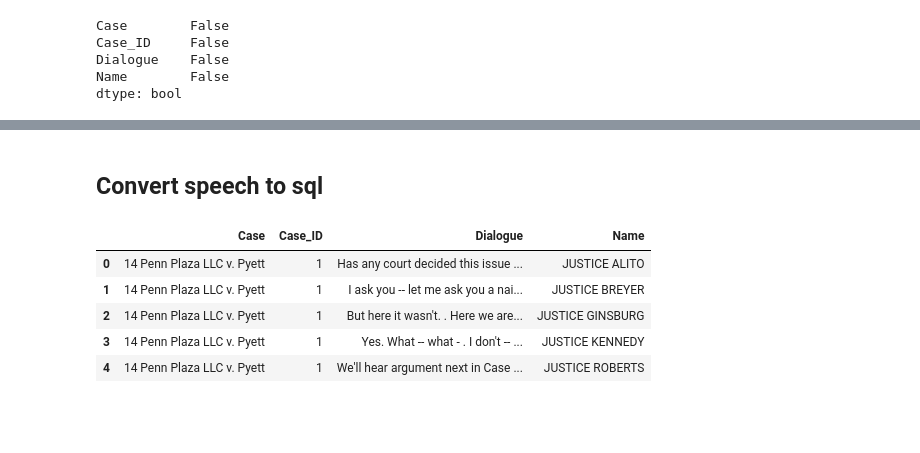
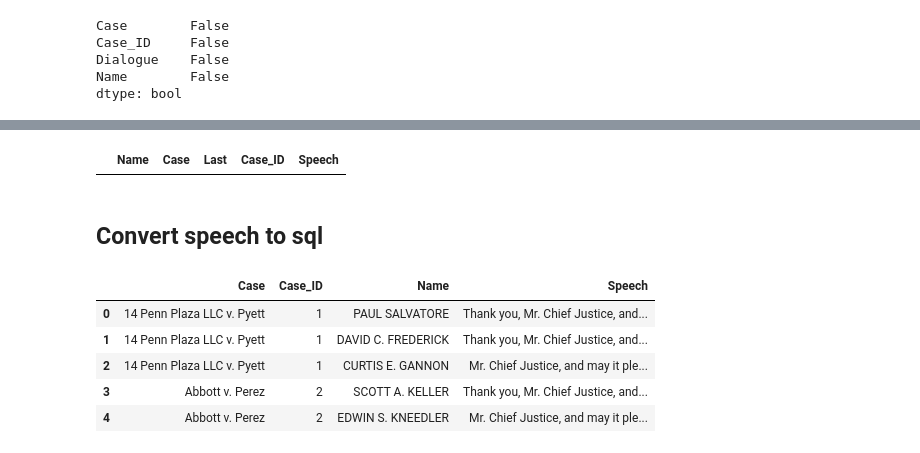
Before and after one commit to pratibha99/supreme-court-transcripts, a Jupyter notebook: DatabaseDesign1.ipynb, the cells around one changed output, grey strips where cells are left out. Saved outputs shown, nothing was run; the diff lists cells and outputs as text; code cells hidden in the pictures; blank space fills up the shorter version.

Commit message:
finished speeches

```diff
--- a/DatabaseDesign1.ipynb
+++ b/DatabaseDesign1.ipynb
@@ -713,0 +694,5 @@ for p in judges:
+# %%
+people_df['Last'] = last_names
+case_table = data[['Title','Case_ID']]
+case_table = case_table.rename({'Title':'Case'},axis=1)
+speech_table = pd.merge(people_df,case_table)
@@ -713,0 +703,13 @@ for p in judges:
+# %%
+#takes about 2 minutes to run
+speeches=[]
+for i in range(3272):
+    caseid = speech_table['Case_ID'][i]-1
+    d = dialogue(cleaned[caseid],speech_table['Last'][i])
+    d = ".".join(d)
+    if len(d) > 0:
+        speeches += [d]
+    else:
+        speeches += ['Null']
+# %%
+speech_table['Speech']=speeches
@@ -713,0 +729,2 @@ for p in judges:
+# %%
+everyone_speech = speech_table.append(speech_df).drop('Last',axis=1)
@@ -714,3 +757,7 @@ for p in judges:
+# %%
+speech_table.loc[speech_table['Speech'] == 'Null']
+# %% [output]
+|  | Name | Case | Last | Case_ID | Speech |
 # %% [markdown]
 ## Convert speech to sql
 # %%
@@ -723,9 +770,9 @@ speech_df.to_sql("speech", con, if_exists="replace")
 # %%
-speech_df.head()
+everyone_speech.head()
 # %% [output]
-|  | Case | Case_ID | Dialogue | Name |
-| 0 | 14 Penn Plaza LLC v. Pyett | 1 | Has any court decided this issue ... | JUSTICE ALITO |
-| 1 | 14 Penn Plaza LLC v. Pyett | 1 | I ask you -- let me ask you a nai... | JUSTICE BREYER |
-| 2 | 14 Penn Plaza LLC v. Pyett | 1 | But here it wasn't. . Here we are... | JUSTICE GINSBURG |
-| 3 | 14 Penn Plaza LLC v. Pyett | 1 | Yes. What -- what - . I don't -- ... | JUSTICE KENNEDY |
-| 4 | 14 Penn Plaza LLC v. Pyett | 1 | We'll hear argument next in Case ... | JUSTICE ROBERTS |
+|  | Case | Case_ID | Name | Speech |
+| 0 | 14 Penn Plaza LLC v. Pyett | 1 | PAUL SALVATORE | Thank you, Mr. Chief Justice, and... |
+| 1 | 14 Penn Plaza LLC v. Pyett | 1 | DAVID C. FREDERICK | Thank you, Mr. Chief Justice, and... |
+| 2 | 14 Penn Plaza LLC v. Pyett | 1 | CURTIS E. GANNON | Mr. Chief Justice, and may it ple... |
+| 3 | Abbott v. Perez | 2 | SCOTT A. KELLER | Thank you, Mr. Chief Justice, and... |
+| 4 | Abbott v. Perez | 2 | EDWIN S. KNEEDLER | Mr. Chief Justice, and may it ple... |
```
Also changed, not shown: parts of 42 cells of this notebook.
